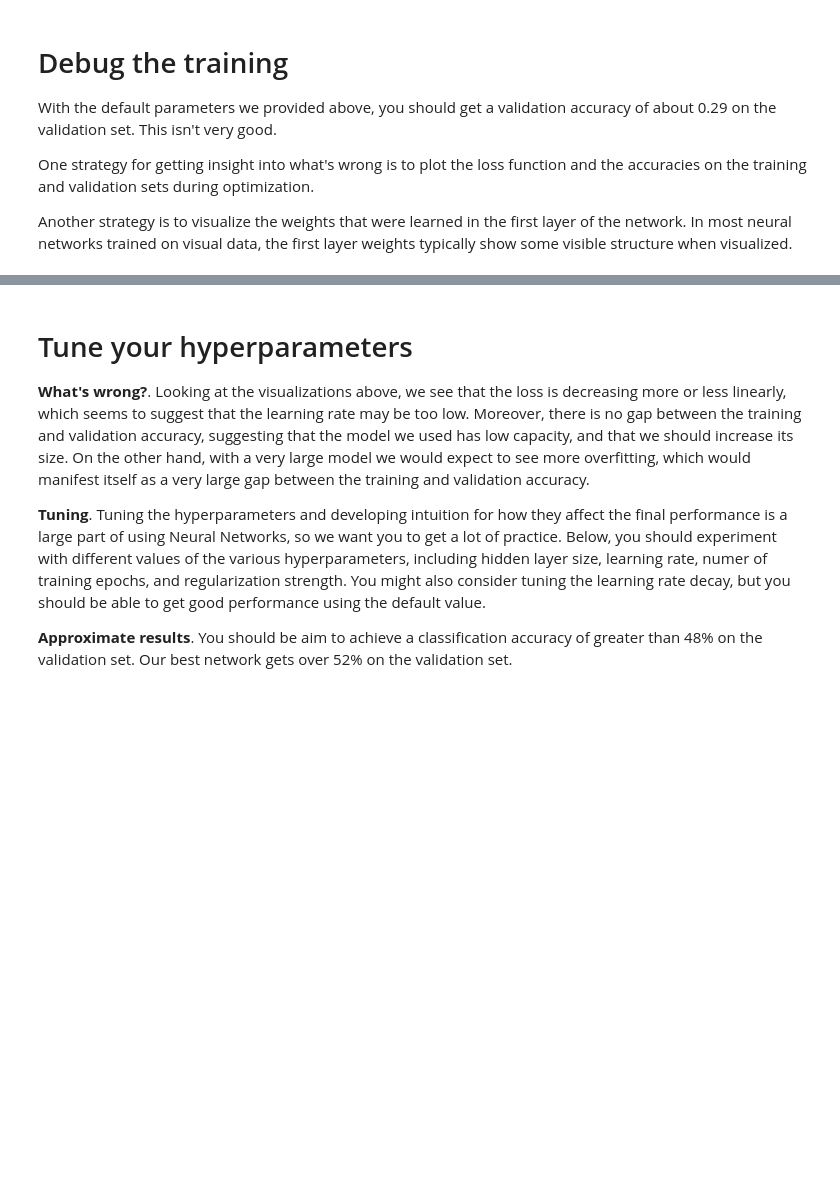
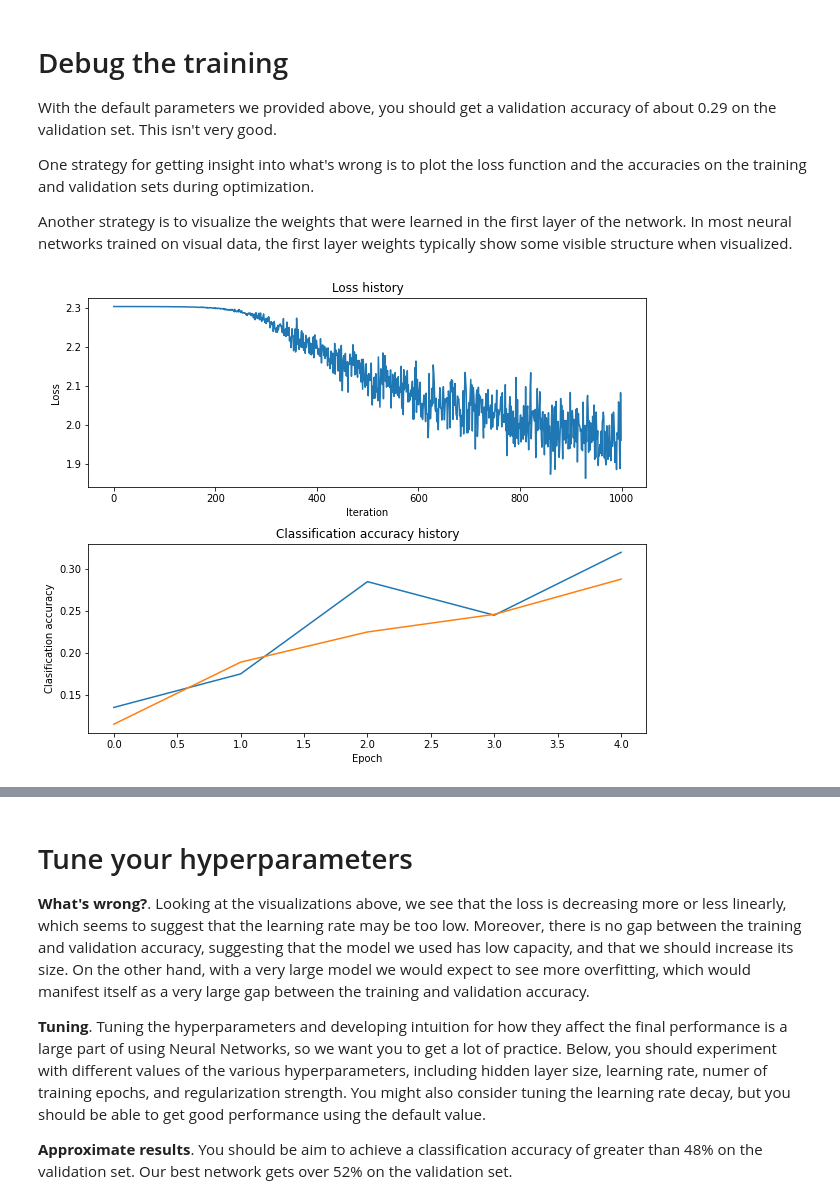
Before and after one commit to mohammadp1001/assignment_solution_cs231n, a Jupyter notebook: assignment1/two_layer_net.ipynb, the cells around one changed output, grey strips where cells are left out. Drawn from its saved outputs; the diff is of its cells as text; code cells hidden in the pictures; blank space fills up the shorter version.

```diff
--- a/assignment1/two_layer_net.ipynb
+++ b/assignment1/two_layer_net.ipynb
@@ -191,18 +241,20 @@ Another strategy is to visualize the weights that were learned in the first laye
 # %%
 # Plot the loss function and train / validation accuracies
 plt.subplot(2, 1, 1)
 plt.plot(stats['loss_history'])
 plt.title('Loss history')
 plt.xlabel('Iteration')
 plt.ylabel('Loss')
-
+plt.subplots_adjust(hspace=0.3)
 plt.subplot(2, 1, 2)
 plt.plot(stats['train_acc_history'], label='train')
 plt.plot(stats['val_acc_history'], label='val')
 plt.title('Classification accuracy history')
 plt.xlabel('Epoch')
 plt.ylabel('Clasification accuracy')
 plt.show()
+# %% [output]
+[figure, added]
 # %%
 from cs231n.vis_utils import visualize_grid
 
```
Also changed, not shown: parts of 10 cells of this notebook, 6 other files.
